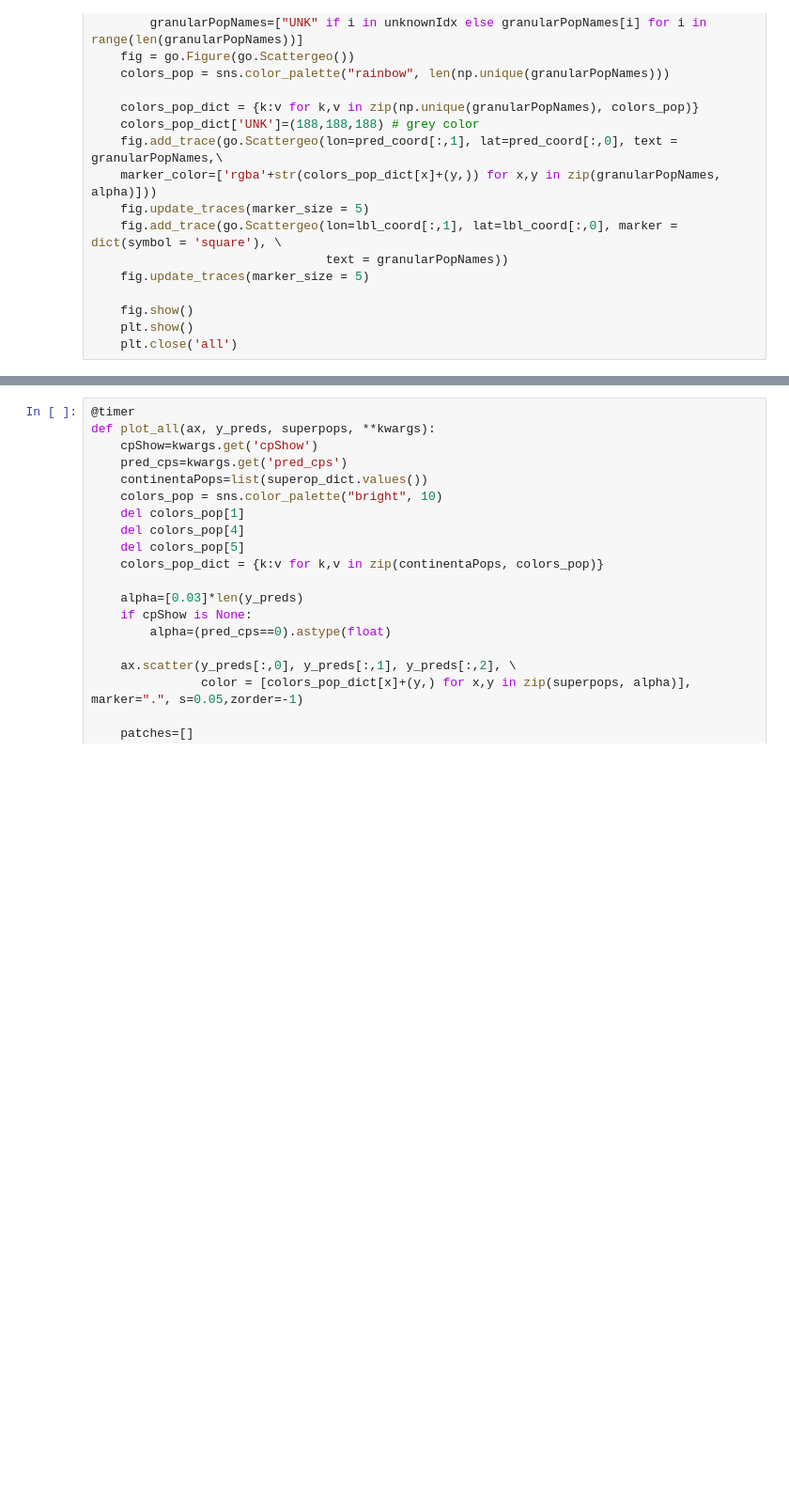
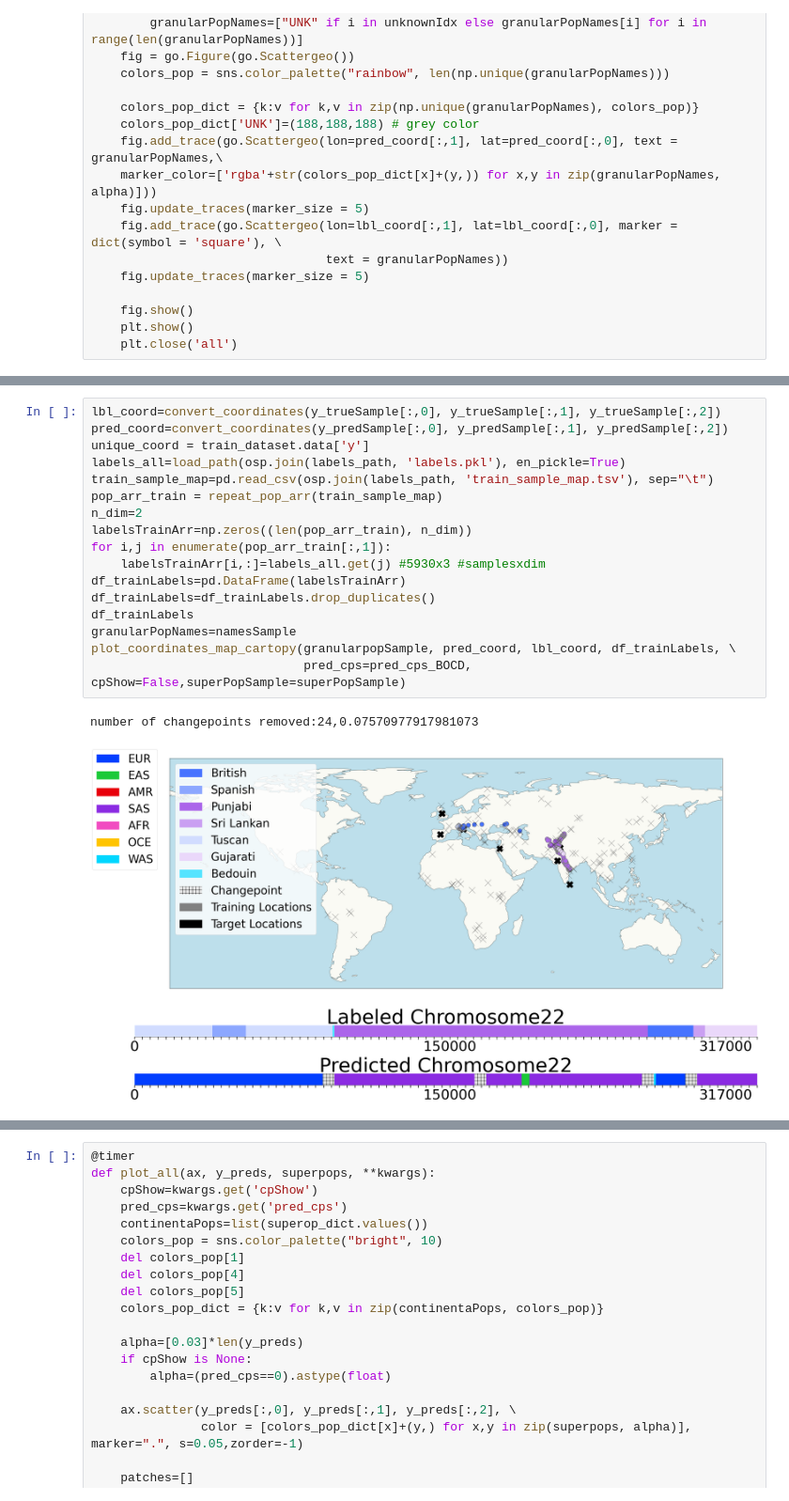
Before and after one commit to RichRast/Ge3Net, a Jupyter notebook: Notebooks/Shared_Notebooks/Geography predictions visualizations.ipynb, the cells around one changed output, grey strips where cells are left out. Shown at 94% size. Saved outputs shown, nothing was run; the diff lists cells and outputs as text; blank space fills up the shorter version.

```diff
--- a/Notebooks/Shared_Notebooks/Geography predictions visualizations.ipynb
+++ b/Notebooks/Shared_Notebooks/Geography predictions visualizations.ipynb
@@ -318,0 +585,20 @@ y_trueSample.shape
+# %%
+lbl_coord=convert_coordinates(y_trueSample[:,0], y_trueSample[:,1], y_trueSample[:,2])
+pred_coord=convert_coordinates(y_predSample[:,0], y_predSample[:,1], y_predSample[:,2])
+unique_coord = train_dataset.data['y']
+labels_all=load_path(osp.join(labels_path, 'labels.pkl'), en_pickle=True)
+train_sample_map=pd.read_csv(osp.join(labels_path, 'train_sample_map.tsv'), sep="\t")
+pop_arr_train = repeat_pop_arr(train_sample_map)
+n_dim=2
+labelsTrainArr=np.zeros((len(pop_arr_train), n_dim))
+for i,j in enumerate(pop_arr_train[:,1]):
+    labelsTrainArr[i,:]=labels_all.get(j) #5930x3 #samplesxdim
+df_trainLabels=pd.DataFrame(labelsTrainArr)
+df_trainLabels=df_trainLabels.drop_duplicates()
+df_trainLabels
+granularPopNames=namesSample
+plot_coordinates_map_cartopy(granularpopSample, pred_coord, lbl_coord, df_trainLabels, \
+                             pred_cps=pred_cps_BOCD, cpShow=False,superPopSample=superPopSample)
+# %% [output]
+number of changepoints removed:24,0.07570977917981073
+[figure, added]
```
Also changed, not shown: parts of 41 cells of this notebook, 2 other files.
